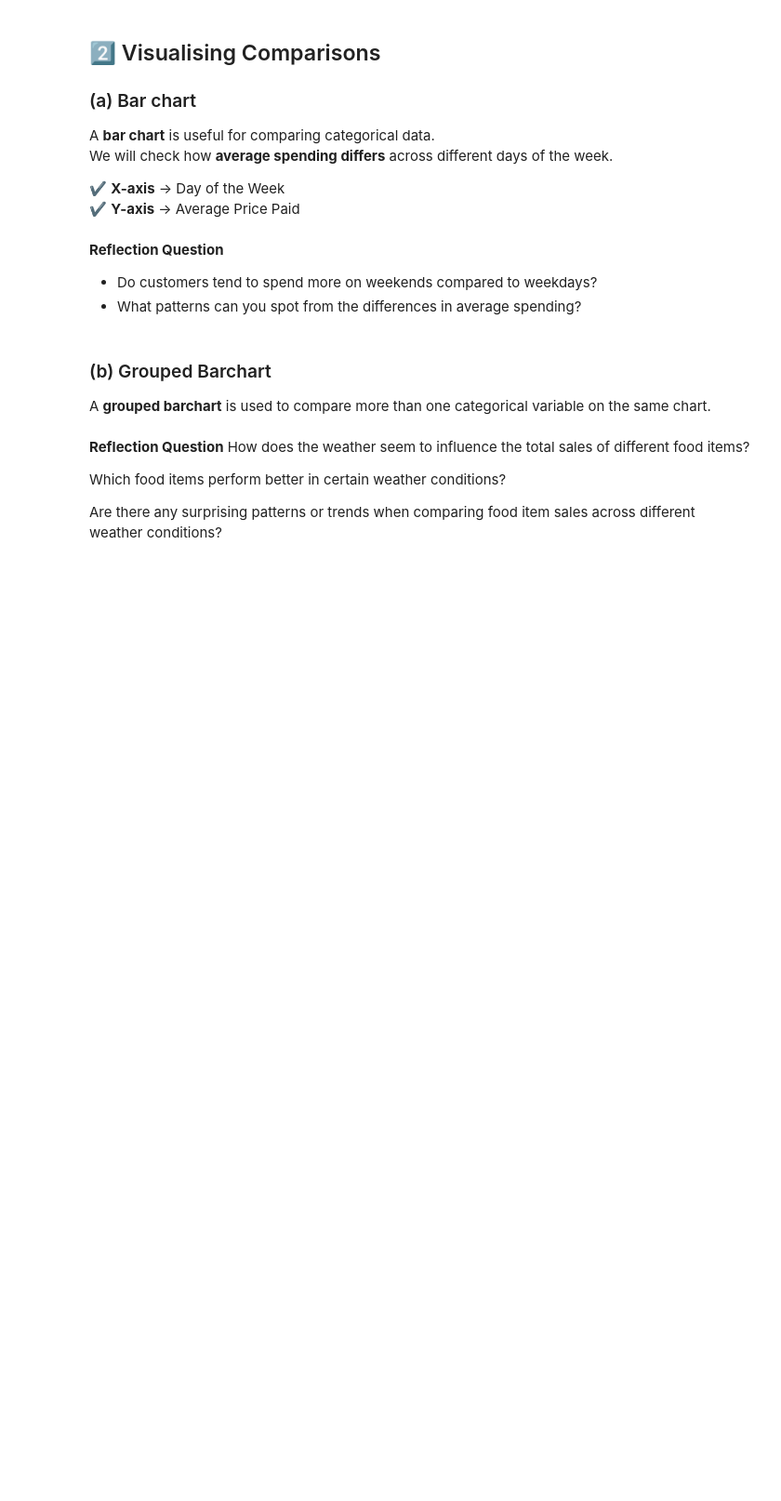
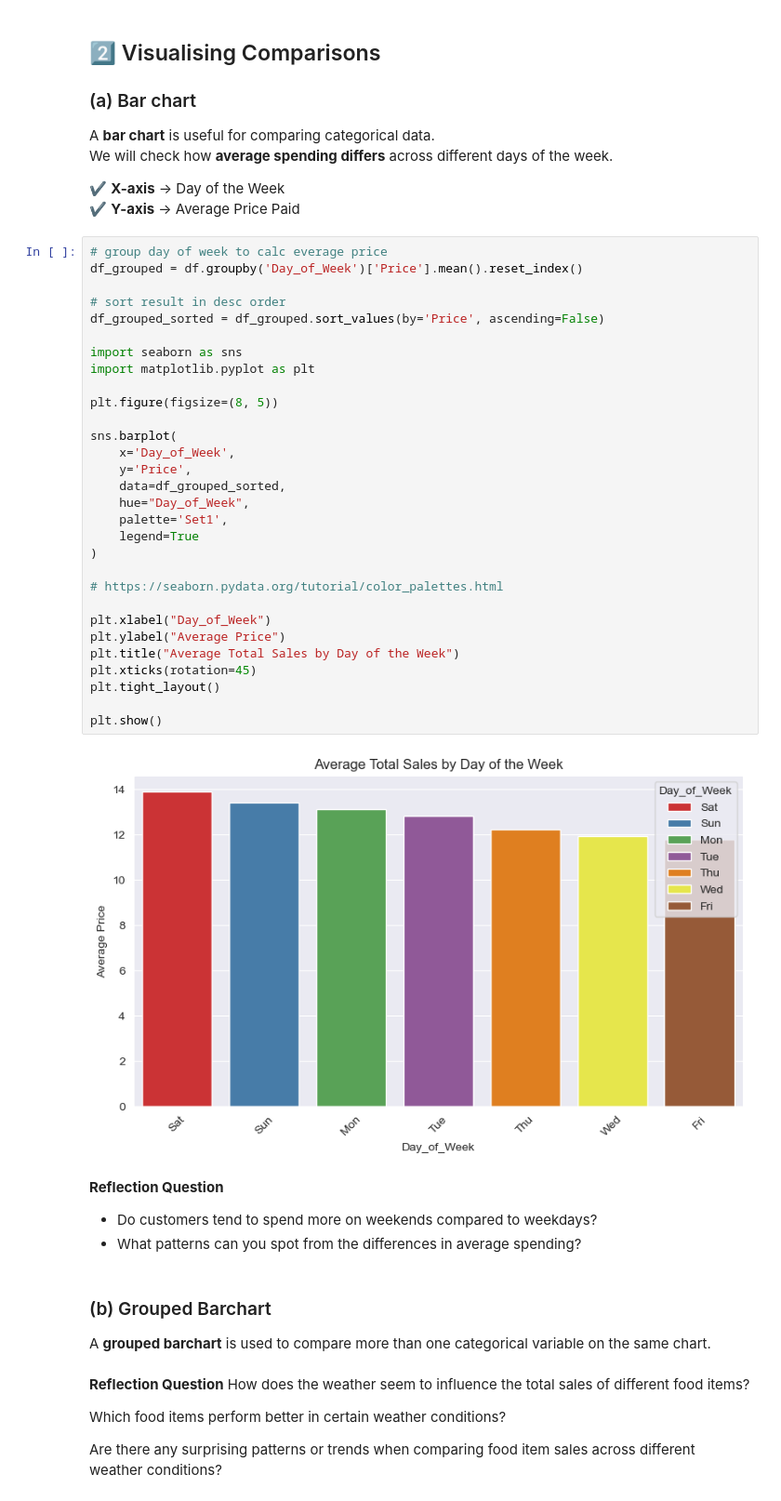
Before and after one commit to faizzmi/kyouth-data-analytics, a Jupyter notebook: Lesson 4/Lesson_4B_&_4C_Worksheet.ipynb, the cells around one changed output. Shown: that part at 93% size. Saved outputs shown, nothing was run; the diff lists cells and outputs as text; blank space fills up the shorter version.

```diff
--- a/Lesson 4/Lesson_4B_&_4C_Worksheet.ipynb
+++ b/Lesson 4/Lesson_4B_&_4C_Worksheet.ipynb
@@ -243,6 +290,38 @@ We will check how **average spending differs** across different days of the week
 
 ✔ **X-axis** → Day of the Week
 ✔ **Y-axis** → Average Price Paid
+# %%
+# group day of week to calc everage price
+df_grouped = df.groupby('Day_of_Week')['Price'].mean().reset_index()
+
+# sort result in desc order
+df_grouped_sorted = df_grouped.sort_values(by='Price', ascending=False)
+
+import seaborn as sns
+import matplotlib.pyplot as plt
+
+plt.figure(figsize=(8, 5))
+
+sns.barplot(
+    x='Day_of_Week',
+    y='Price',
+    data=df_grouped_sorted,
+    hue="Day_of_Week",
+    palette='Set1',
+    legend=True
+)
+
+# https://seaborn.pydata.org/tutorial/color_palettes.html
+
+plt.xlabel("Day_of_Week")
+plt.ylabel("Average Price")
+plt.title("Average Total Sales by Day of the Week")
+plt.xticks(rotation=45)
+plt.tight_layout()
+
+plt.show()
+# %% [output]
+[figure, added]
 # %% [markdown]
 **Reflection Question**
 - Do customers tend to spend more on weekends compared to weekdays?
```
Also changed, not shown: parts of 3 cells of this notebook, 1 other file.
